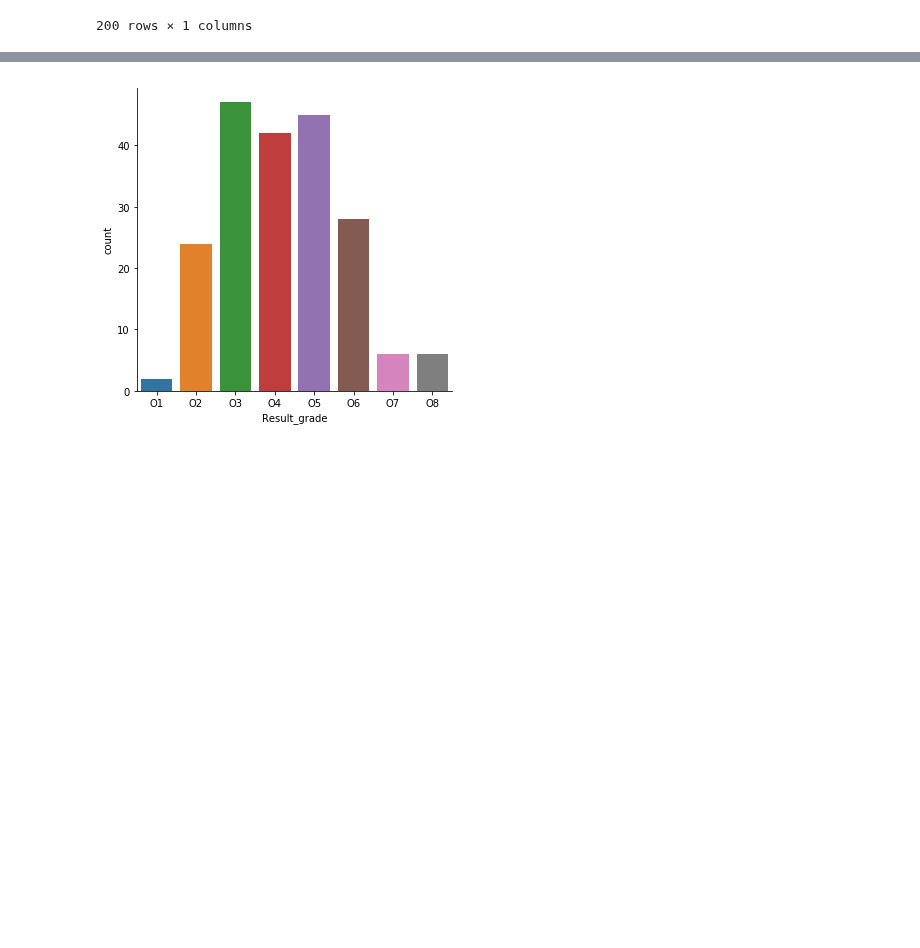
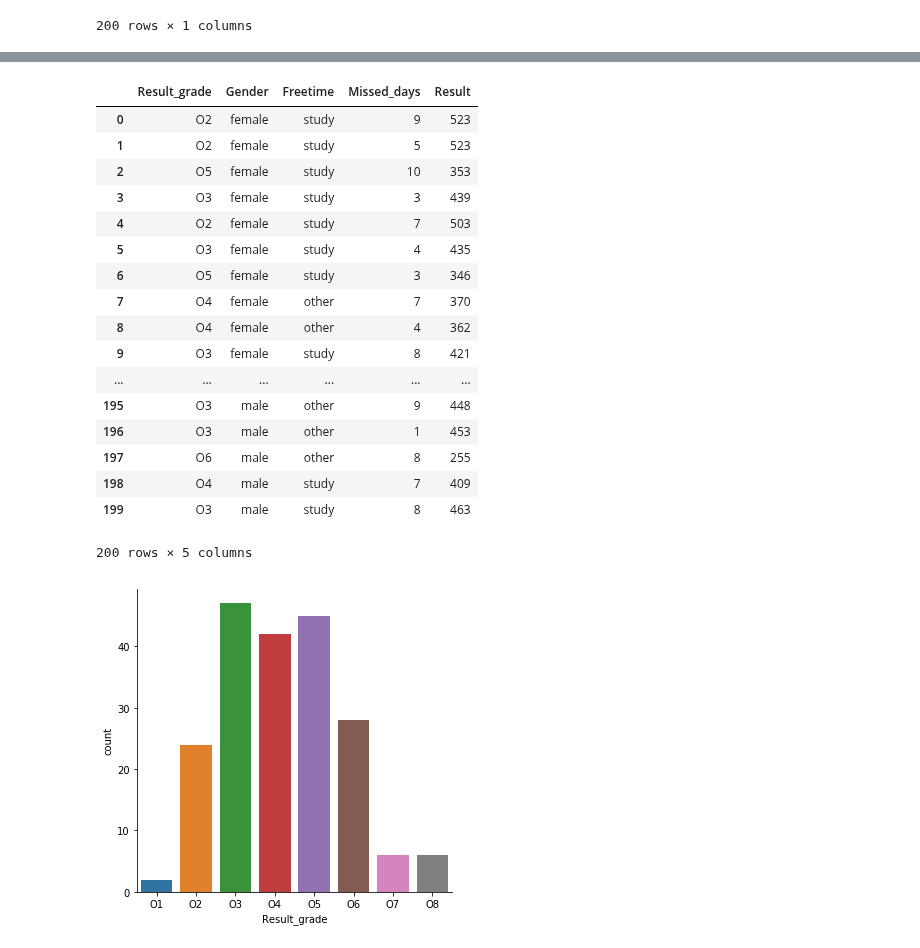
Before and after one commit to MarionMcG/python-fundamentals-project, a Jupyter notebook: exam-cohort.ipynb, the cells around one changed output, grey strips where cells are left out. Saved outputs shown, nothing was run; the diff lists cells and outputs as text; code cells hidden in the pictures; blank space fills up the shorter version.

```diff
--- a/exam-cohort.ipynb
+++ b/exam-cohort.ipynb
@@ -182,3 +203,24 @@ df
+# %%
+df
+# %% [output]
+|  | Result_grade | Gender | Freetime | Missed_days | Result |
+| 0 | O2 | female | study | 9 | 523 |
+| 1 | O2 | female | study | 5 | 523 |
+| 2 | O5 | female | study | 10 | 353 |
+| 3 | O3 | female | study | 3 | 439 |
+| 4 | O2 | female | study | 7 | 503 |
+| 5 | O3 | female | study | 4 | 435 |
+| 6 | O5 | female | study | 3 | 346 |
+| 7 | O4 | female | other | 7 | 370 |
+| 8 | O4 | female | other | 4 | 362 |
+| 9 | O3 | female | study | 8 | 421 |
+| ... | ... | ... | ... | ... | ... |
+| 195 | O3 | male | other | 9 | 448 |
+| 196 | O3 | male | other | 1 | 453 |
+| 197 | O6 | male | other | 8 | 255 |
+| 198 | O4 | male | study | 7 | 409 |
+| 199 | O3 | male | study | 8 | 463 |
+200 rows × 5 columns
 # %%
 sns.catplot(x="Result_grade", kind="count", data=df, order = ['O1', 'O2', 'O3', 'O4', 'O5', 'O6', 'O7', 'O8']);
 # %% [output]
```
Also changed, not shown: parts of 3 cells of this notebook.
